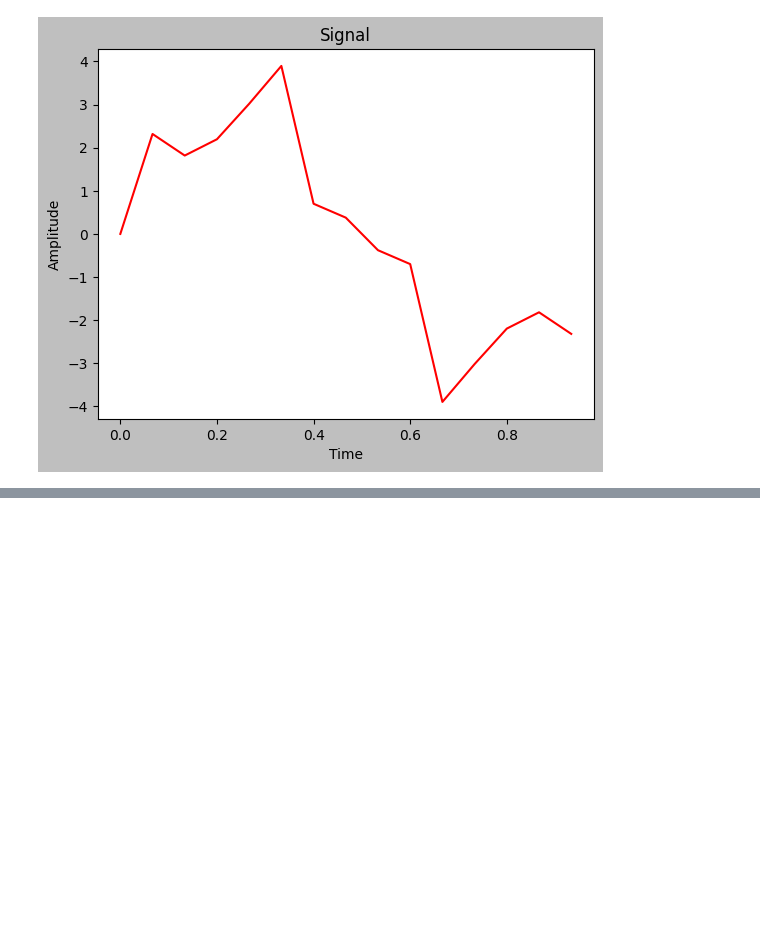
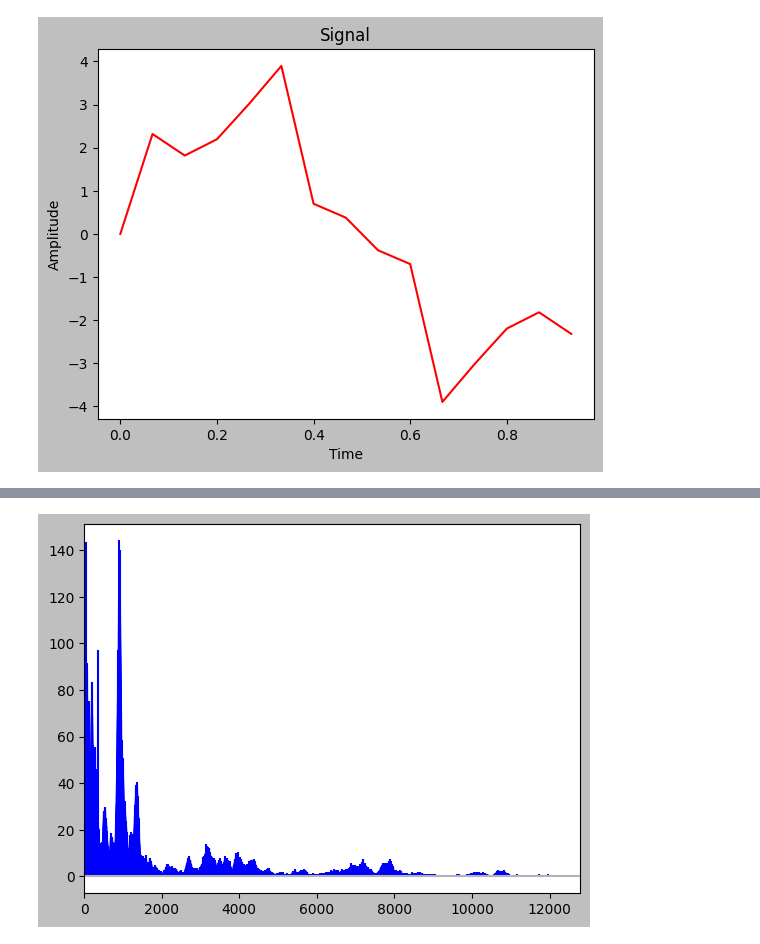
Before and after one commit to ashu23092002/Leak-Detection-In-Pipe, a Jupyter notebook: Python/Testing.ipynb, the cells around one changed output, grey strips where cells are left out. Drawn from its saved outputs; the diff is of its cells as text; code cells hidden in the pictures; blank space fills up the shorter version.

```diff
--- a/Python/Testing.ipynb
+++ b/Python/Testing.ipynb
@@ -48,7 +110,12 @@ plt.show()
 # %%
 import os
+import pprint
+import numpy as np
+import pandas as pd
+import matplotlib.pyplot as plt
+from scipy.fftpack import fft, ifft
 
-directory_path = os.getcwd()
+directory_path = os.path.dirname(os.path.abspath(' '))
 
 file_list = os.listdir(directory_path)
 
@@ -61,6 +128,26 @@ for excel_file in excel_file_list:
     second_index = excel_file.find('_', first_index + 1)
 
     excel_file_keys.append(excel_file[first_index + 1 : second_index])
+# print(excel_file_keys)
 
-print(excel_file_keys)
+excel_file_data = []
+
+for excel_file in excel_file_list:
+    file_path = os.path.join(directory_path, excel_file)
+    # print(file_path)
+    data_values = pd.read_csv(file_path)
+    excel_file_data.append(data_values.iloc[:,1].values)
+
+leak_samples = dict(zip(excel_file_keys, excel_file_data))
+
+file_path = os.path.join(directory_path, excel_file_list[0])
+data = pd.read_csv(file_path)
+time_samples = data.iloc[:,0].values
+
+pprint.pprint(leak_samples)
+
+fft_analysed_samples = dict()
+for key, value in leak_samples.items():
+    print(key, len(fft(value)))
+    fft_analysed_samples[key] = fft(value)
 # %% [output]
@@ -126,0 +169,14 @@ plt.show()
+# %%
+N = len(fft_analysed_samples[excel_file_keys[4]])
+n = np.arange(N)
+
+T = N * time_samples[1]
+
+freq = n / T
+freq_max_limit = np.median(freq)
+
+plt.stem(freq, abs(fft_analysed_samples[excel_file_keys[4]]), '-b', markerfmt = " ")
+plt.xlim([0, freq_max_limit])
+plt.show()
+# %% [output]
+[figure, added]
```
Also changed, not shown: parts of 4 cells of this notebook, 2 other files.
